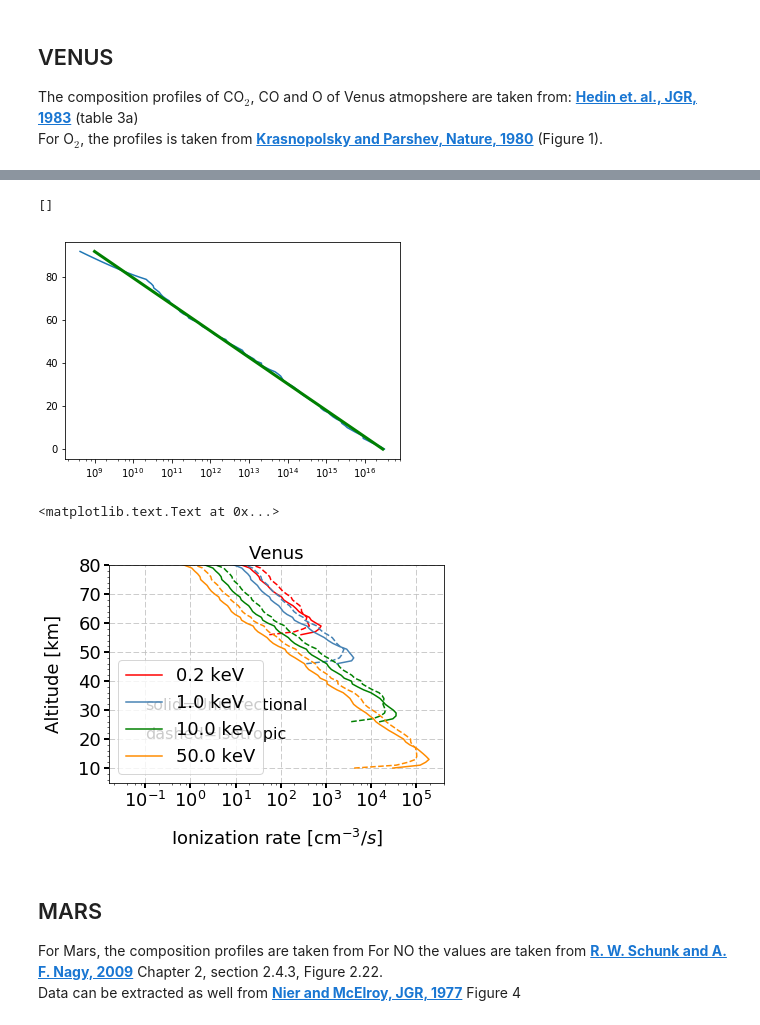
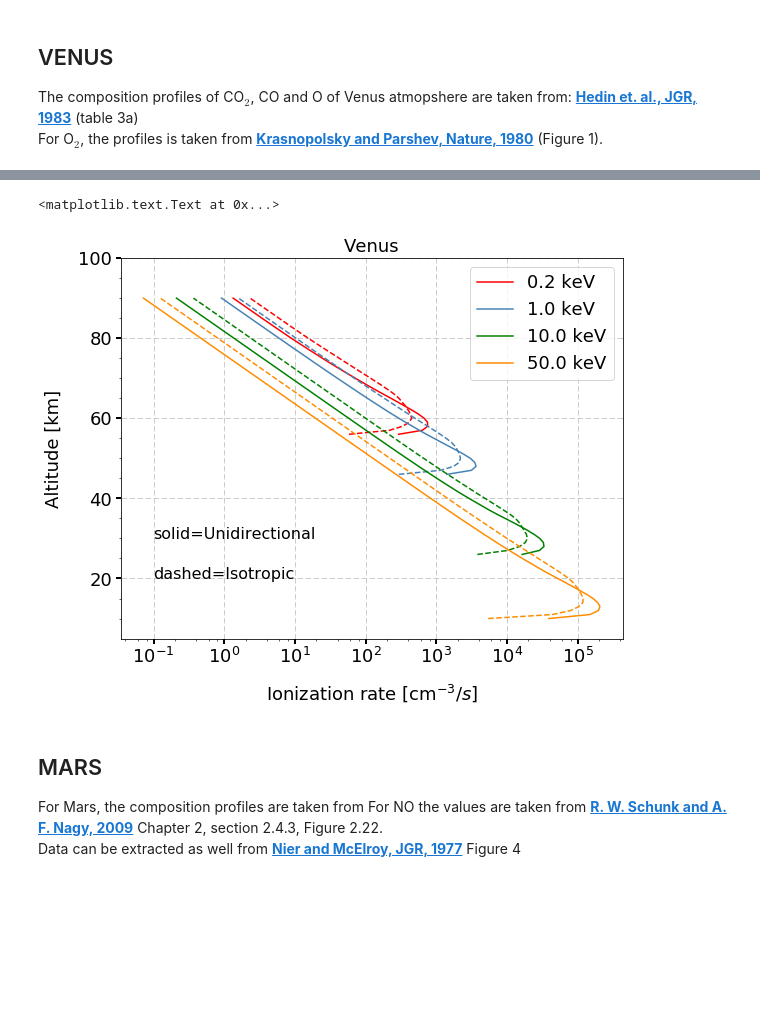
Before and after one commit to lzhadid/Ionosphere-Course, a Jupyter notebook: Task3_IonizationRate/ElectronEnergy_Deposition.ipynb, the cells around one changed output, grey strips where cells are left out. Drawn from its saved outputs; the diff is of its cells as text; code cells hidden in the pictures; blank space fills up the shorter version.

```diff
--- a/Task3_IonizationRate/ElectronEnergy_Deposition.ipynb
+++ b/Task3_IonizationRate/ElectronEnergy_Deposition.ipynb
@@ -179,49 +179,38 @@ plt_axis(18, grid=True)
-# %%
-
-
-
-plt.plot(yfit,x,lw=3, c='g', zorder=10)
-
-
-plt.semilogx()
-# %% [output]
-[]
-[figure, removed]
 # %%
 Tot_n_Venus=df_Venus0["O"]*16+df_Venus0["O2"]*32+df_Venus0["CO"]*28+df_Venus0["CO2"]*44
 
 y=Tot_n_Venus
 x=df_Venus0.index
 
 A, K = fit_exp_linear(x,y)
 Tot_n_Venus_fit=A*np.exp(x*K)
 
 Ep=[200, 1000, 10000, 50000]
 c=['red', 'steelblue','green','darkorange']
 
 s=Scaterring_Depth(df_Venus0.index, Tot_n_Venus)
 delta_E=35 #eV
 F=1e8 #cm-2s-1
 
 i=0
 for E in Ep:
-    IonRate_Uni=Ionization_Rate(df_Venus0,E,s, EnDissip_fct_Uni,Tot_n_Venus,delta_E,F)
-    IonRate_iso=Ionization_Rate(df_Venus0,E,s, EnDissip_fct_Iso,Tot_n_Venus,delta_E,F)
+    IonRate_Uni=Ionization_Rate(df_Venus0,E,s, EnDissip_fct_Uni,Tot_n_Venus_fit,delta_E,F)
+    IonRate_iso=Ionization_Rate(df_Venus0,E,s, EnDissip_fct_Iso,Tot_n_Venus_fit,delta_E,F)
     plt.plot(IonRate_Uni[0],IonRate_Uni[1], label=str(E*1e-3) +" keV",color=c[i])
     plt.plot(IonRate_iso[0],IonRate_iso[1],linestyle='--',label='_nolegend_',color=c[i])
     plt.semilogx()
     plt.ylabel('Altitude [km]')
     plt.xlabel('Ionization rate [cm' r'$^{-3}/s]$')
     plt.title("Venus")
     plt.legend(fontsize=18)
     plt_axis(18, grid=True)
-    plt.ylim(5,80)
+    plt.ylim(5,100)
     i+=1
 plt.text(1e-1,30,"solid=Unidirectional", fontsize=16)
 plt.text(1e-1,20,"dashed=Isotropic", fontsize=16)
 # %% [output]
 <matplotlib.text.Text at 0x...>
-[figure, old version]
+[figure, new version]
 # %% [markdown]
 ## MARS
 
```
Also changed, not shown: parts of 2 cells of this notebook.
